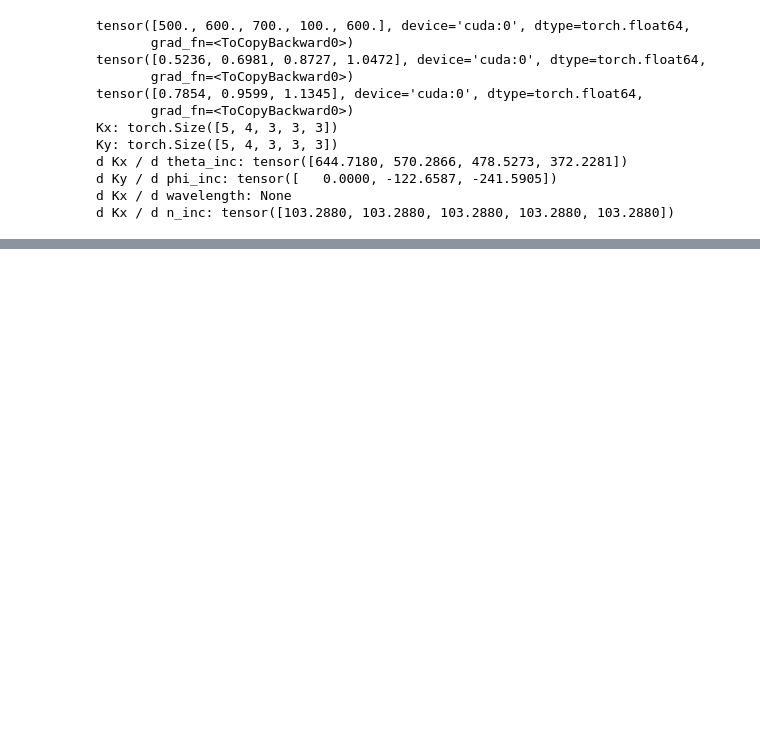
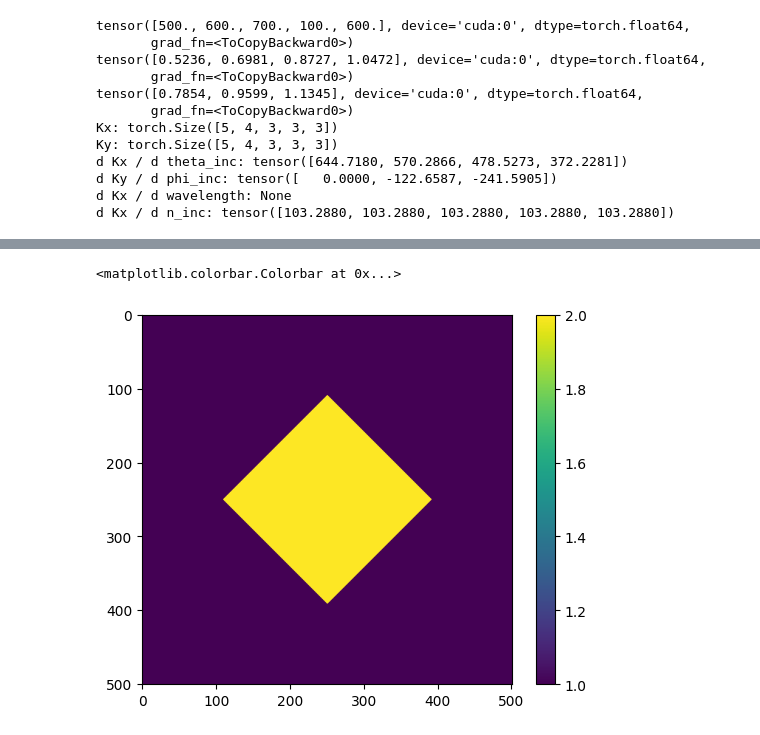
Before and after one commit to RodionovSA/metarcwa, a Jupyter notebook: test.ipynb, the cells around one changed output, grey strips where cells are left out. Cells and saved outputs as stored; diff of their text form; code cells hidden in the pictures; blank space fills up the shorter version.

```diff
--- a/test.ipynb
+++ b/test.ipynb
@@ -132,0 +167,11 @@ TypeError: len() of a 0-d tensor
+# %%
+bitmap = Bitmap(backend, lattice, rect.bitmap, material=mat)
+
+epsilon_xy = bitmap.epsilon_xy(mat_bg)
+mu_xy = bitmap.mu_xy(mat_bg)
+
+plt.imshow(epsilon_xy[1,1,1].cpu().detach().numpy().real)
+plt.colorbar()
+# %% [output]
+<matplotlib.colorbar.Colorbar at 0x...>
+[figure, added]
```
Also changed, not shown: parts of 16 cells of this notebook, 13 other files.
